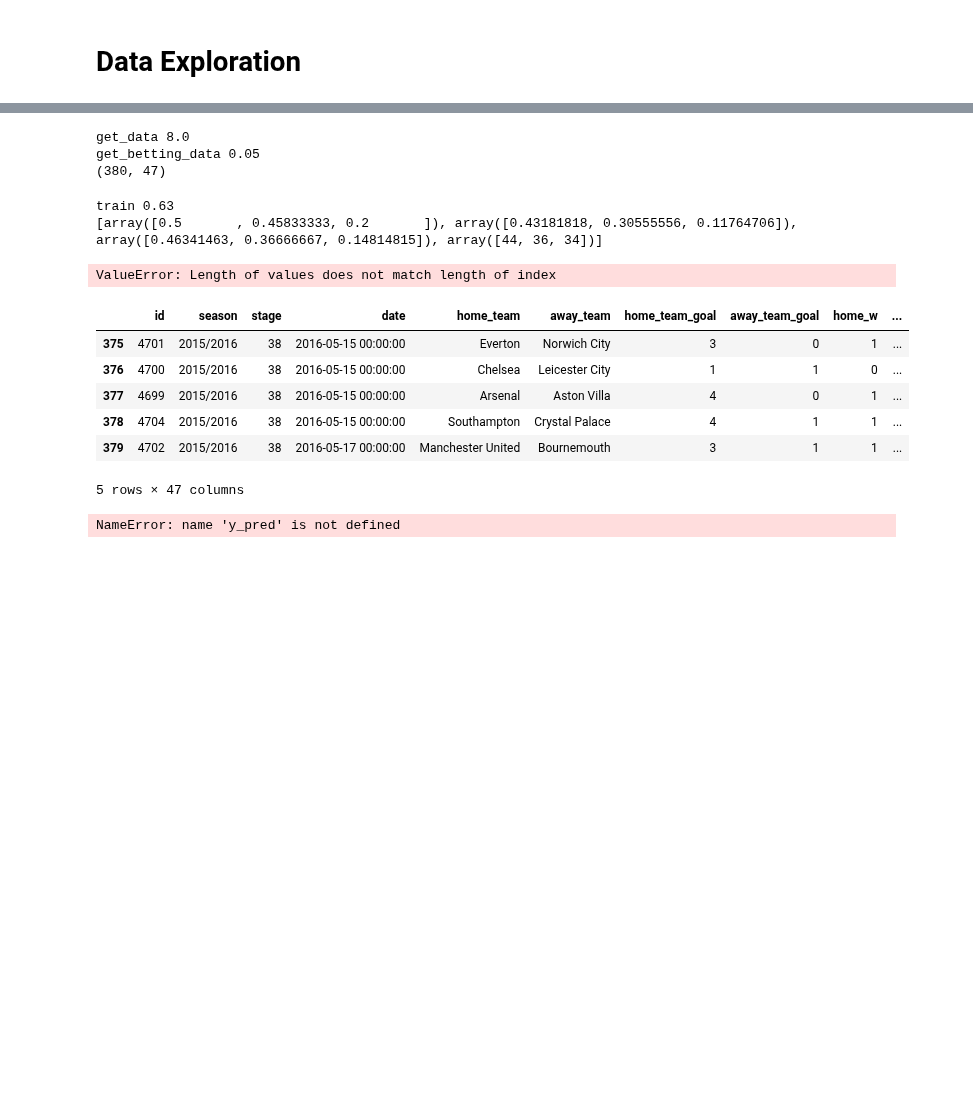
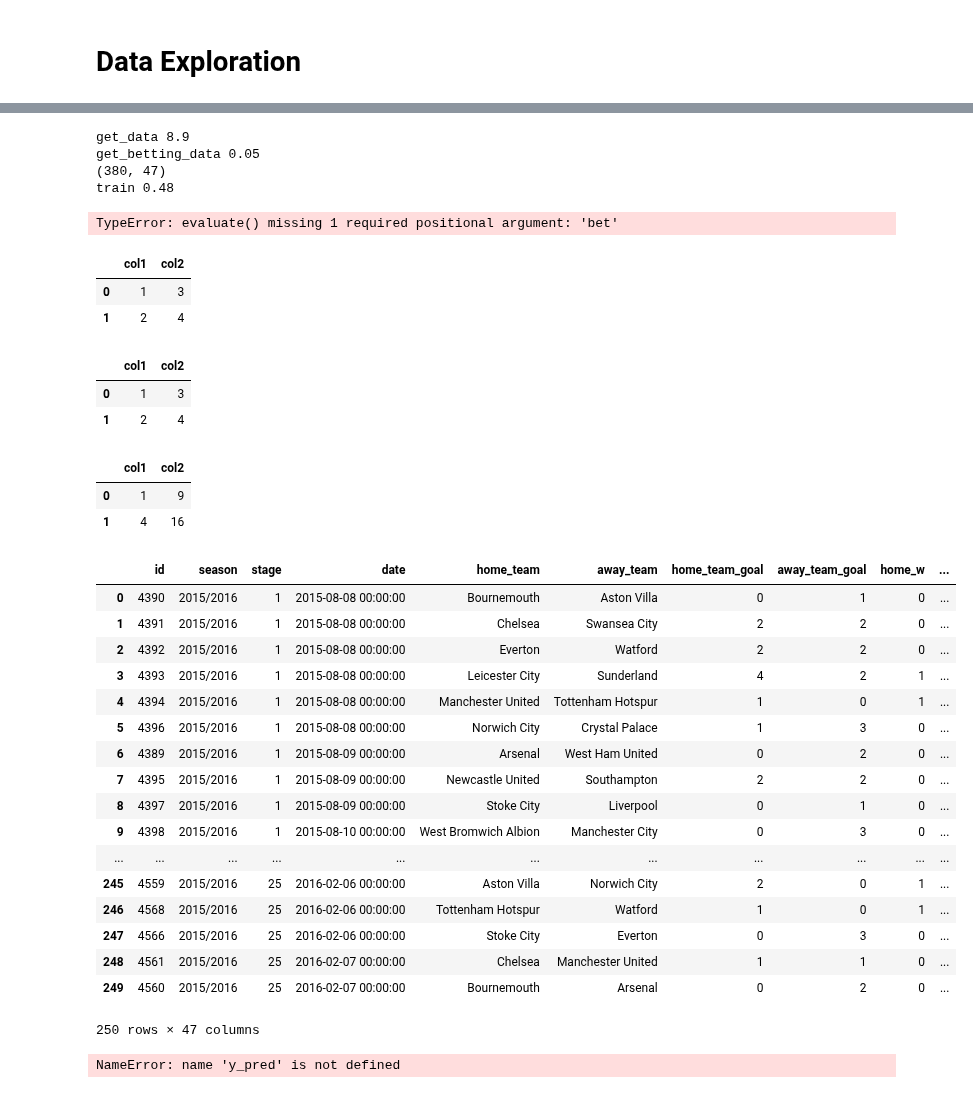
Before and after one commit to georgebrockman/beatthebookies, a Jupyter notebook: beatthebookies/notebooks/nico_explore.ipynb, the cells around one changed output, grey strips where cells are left out. Saved outputs shown, nothing was run; the diff lists cells and outputs as text; code cells hidden in the pictures; blank space fills up the shorter version.

```diff
--- a/beatthebookies/notebooks/nico_explore.ipynb
+++ b/beatthebookies/notebooks/nico_explore.ipynb
@@ -54,11 +50,10 @@ X = df.drop(columns=['id', 'season', 'date', 'stage', 'home_team_goal', 'away_te
 y = df[['home_w', 'away_w', 'draw']]
 t = Trainer(X=X, y=y, **params)
 t.train()
-t.evaluate(betting_data,bet)
+t.evaluate(bet)
 # %% [output]
-get_data 8.0
+get_data 8.9
 get_betting_data 0.05
 (380, 47)
+train 0.48
-train 0.63
-[array([0.5       , 0.45833333, 0.2       ]), array([0.43181818, 0.30555556, 0.11764706]), array([0.46341463, 0.36666667, 0.14814815]), array([44, 36, 34])]
+TypeError: evaluate() missing 1 required positional argument: 'bet'
-ValueError: Length of values does not match length of index
@@ -67,10 +59,0 @@ frame =
-# %%
-df.tail()
-# %% [output]
-|  | id | season | stage | date | home_team | away_team | home_team_goal | away_team_goal | home_w | ... |
-| 375 | 4701 | 2015/2016 | 38 | 2016-05-15 00:00:00 | Everton | Norwich City | 3 | 0 | 1 | ... |
-| 376 | 4700 | 2015/2016 | 38 | 2016-05-15 00:00:00 | Chelsea | Leicester City | 1 | 1 | 0 | ... |
-| 377 | 4699 | 2015/2016 | 38 | 2016-05-15 00:00:00 | Arsenal | Aston Villa | 4 | 0 | 1 | ... |
-| 378 | 4704 | 2015/2016 | 38 | 2016-05-15 00:00:00 | Southampton | Crystal Palace | 4 | 1 | 1 | ... |
-| 379 | 4702 | 2015/2016 | 38 | 2016-05-17 00:00:00 | Manchester United | Bournemouth | 3 | 1 | 1 | ... |
-5 rows × 47 columns
@@ -77,3 +66,42 @@ df.tail()
+# %%
+p
+# %% [output]
+|  | col1 | col2 |
+| 0 | 1 | 3 |
+| 1 | 2 | 4 |
+# %%
+k
+# %% [output]
+|  | col1 | col2 |
+| 0 | 1 | 3 |
+| 1 | 2 | 4 |
+# %%
+pd.np.multiply(p,k)
+# %% [output]
+|  | col1 | col2 |
+| 0 | 1 | 9 |
+| 1 | 4 | 16 |
+# %%
+df.head(250)
+# %% [output]
+|  | id | season | stage | date | home_team | away_team | home_team_goal | away_team_goal | home_w | ... |
+| 0 | 4390 | 2015/2016 | 1 | 2015-08-08 00:00:00 | Bournemouth | Aston Villa | 0 | 1 | 0 | ... |
+| 1 | 4391 | 2015/2016 | 1 | 2015-08-08 00:00:00 | Chelsea | Swansea City | 2 | 2 | 0 | ... |
+| 2 | 4392 | 2015/2016 | 1 | 2015-08-08 00:00:00 | Everton | Watford | 2 | 2 | 0 | ... |
+| 3 | 4393 | 2015/2016 | 1 | 2015-08-08 00:00:00 | Leicester City | Sunderland | 4 | 2 | 1 | ... |
+| 4 | 4394 | 2015/2016 | 1 | 2015-08-08 00:00:00 | Manchester United | Tottenham Hotspur | 1 | 0 | 1 | ... |
+| 5 | 4396 | 2015/2016 | 1 | 2015-08-08 00:00:00 | Norwich City | Crystal Palace | 1 | 3 | 0 | ... |
+| 6 | 4389 | 2015/2016 | 1 | 2015-08-09 00:00:00 | Arsenal | West Ham United | 0 | 2 | 0 | ... |
+| 7 | 4395 | 2015/2016 | 1 | 2015-08-09 00:00:00 | Newcastle United | Southampton | 2 | 2 | 0 | ... |
+| 8 | 4397 | 2015/2016 | 1 | 2015-08-09 00:00:00 | Stoke City | Liverpool | 0 | 1 | 0 | ... |
+| 9 | 4398 | 2015/2016 | 1 | 2015-08-10 00:00:00 | West Bromwich Albion | Manchester City | 0 | 3 | 0 | ... |
+| ... | ... | ... | ... | ... | ... | ... | ... | ... | ... | ... |
+| 245 | 4559 | 2015/2016 | 25 | 2016-02-06 00:00:00 | Aston Villa | Norwich City | 2 | 0 | 1 | ... |
+| 246 | 4568 | 2015/2016 | 25 | 2016-02-06 00:00:00 | Tottenham Hotspur | Watford | 1 | 0 | 1 | ... |
+| 247 | 4566 | 2015/2016 | 25 | 2016-02-06 00:00:00 | Stoke City | Everton | 0 | 3 | 0 | ... |
+| 248 | 4561 | 2015/2016 | 25 | 2016-02-07 00:00:00 | Chelsea | Manchester United | 1 | 1 | 0 | ... |
+| 249 | 4560 | 2015/2016 | 25 | 2016-02-07 00:00:00 | Bournemouth | Arsenal | 0 | 2 | 0 | ... |
+250 rows × 47 columns
 # %%
 df['profit'] = -10
 df.loc[(y_pred == y_true), 'profit'] = (((df['WHH']*df['home_w'])+(df['WHD']*df['draw'])+(df['WHA']*df['away_w'])) * 10) - 10
```
Also changed, not shown: parts of 4 cells of this notebook, 3 other files.
